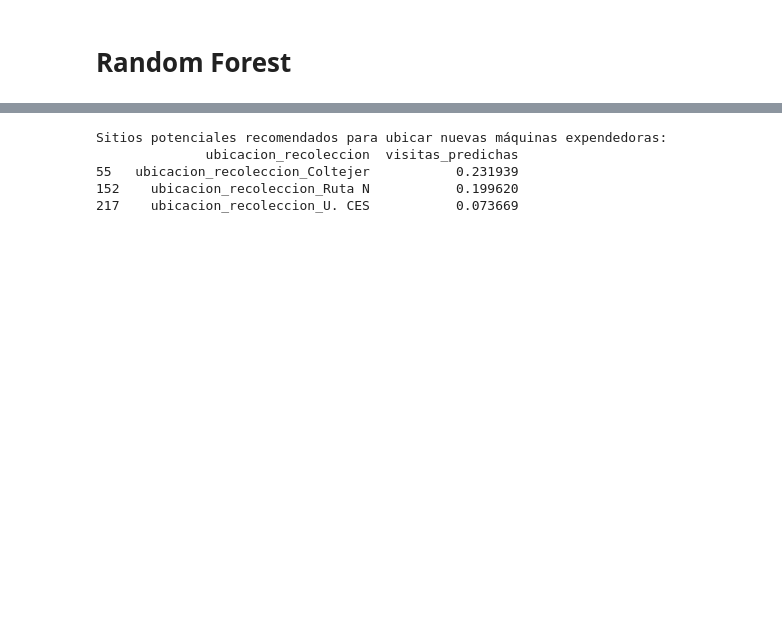
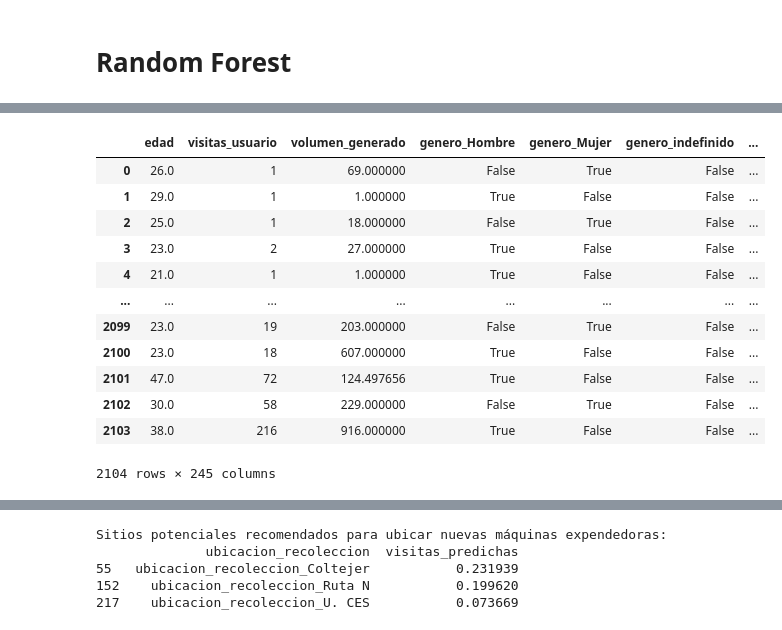
Before and after one commit to AlejandroHerrera15/Caso_ejemplo, a Jupyter notebook: modelo.ipynb, the cells around one changed output, grey strips where cells are left out. Saved outputs shown, nothing was run; the diff lists cells and outputs as text; code cells hidden in the pictures; blank space fills up the shorter version.

```diff
--- a/modelo.ipynb
+++ b/modelo.ipynb
@@ -383,2 +265,23 @@ ubicacion_recoleccion_Unicentro, U. CES               0.000002
+# %%
+data_2=bd2.copy()
+data2 = data_2.drop(columns=['id', 'fecha_nacimiento', 'direccion'])
+data_3 = pd.get_dummies(data2)
+# Imputar valores faltantes con la media
+data_3.fillna(data_3.mean(), inplace=True)
+data_3
+# %% [output]
+|  | edad | visitas_usuario | volumen_generado | genero_Hombre | genero_Mujer | genero_indefinido | ... |
+| 0 | 26.0 | 1 | 69.000000 | False | True | False | ... |
+| 1 | 29.0 | 1 | 1.000000 | True | False | False | ... |
+| 2 | 25.0 | 1 | 18.000000 | False | True | False | ... |
+| 3 | 23.0 | 2 | 27.000000 | True | False | False | ... |
+| 4 | 21.0 | 1 | 1.000000 | True | False | False | ... |
+| ... | ... | ... | ... | ... | ... | ... | ... |
+| 2099 | 23.0 | 19 | 203.000000 | False | True | False | ... |
+| 2100 | 23.0 | 18 | 607.000000 | True | False | False | ... |
+| 2101 | 47.0 | 72 | 124.497656 | True | False | False | ... |
+| 2102 | 30.0 | 58 | 229.000000 | False | True | False | ... |
+| 2103 | 38.0 | 216 | 916.000000 | True | False | False | ... |
+2104 rows × 245 columns
 # %%
 # Dividir los datos en características (X) y la variable objetivo (y)
```
Also changed, not shown: parts of 17 cells of this notebook.
